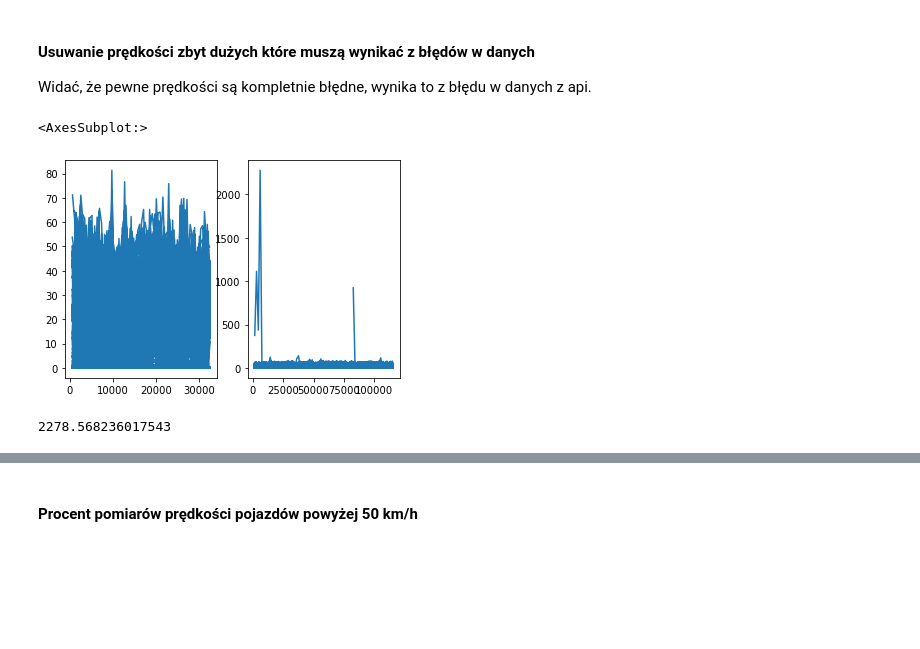
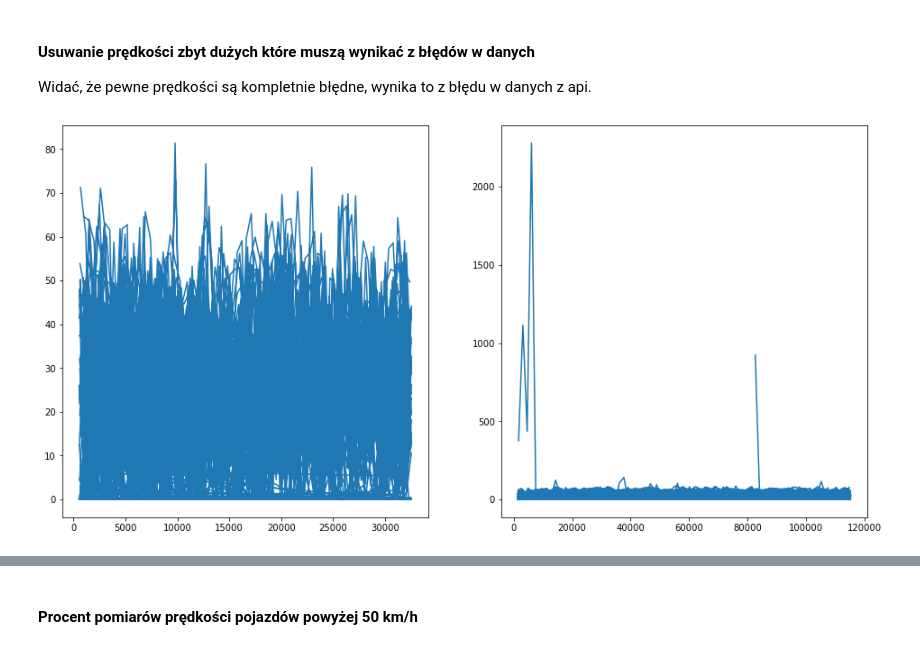
Before and after one commit to python-wizard-old/data_analysis_ztm_warsaw_buses, a Jupyter notebook: whole_process.ipynb, the cells around one changed output, grey strips where cells are left out. Drawn from its saved outputs; the diff is of its cells as text; code cells hidden in the pictures; blank space fills up the shorter version.

```diff
--- a/whole_process.ipynb
+++ b/whole_process.ipynb
@@ -6,6 +6,8 @@ Importowanie bibliotek
 import pandas as pd
 import geopandas as gpd
 import matplotlib.pyplot as plt
+# %%
+plt.rcParams['figure.figsize'] = [16, 8]
 # %% [markdown]
 Importowanie własnej biblioteki
 # %%
@@ -222,8 +224,8 @@ Widać, że pewne prędkości są kompletnie błędne, wynika to z błędu w dan
 # %%
 fix, (ax1, ax2) = plt.subplots(ncols=2)
 
 gdf_night['speed_km_h'].plot(ax=ax1)
 gdf_day['speed_km_h'].plot(ax=ax2)
+_ = plt.plot()
 # %% [output]
-<AxesSubplot:>
-[figure, old version]
+[figure, new version]
@@ -249,4 +231,0 @@ def remove_vehicle_extreme_speed(gdf, speed_max):
-# %%
-gdf_day.speed_km_h.max()
-# %% [output]
-2278.568236017543
```
Also changed, not shown: parts of 122 cells of this notebook, 2 other files.
